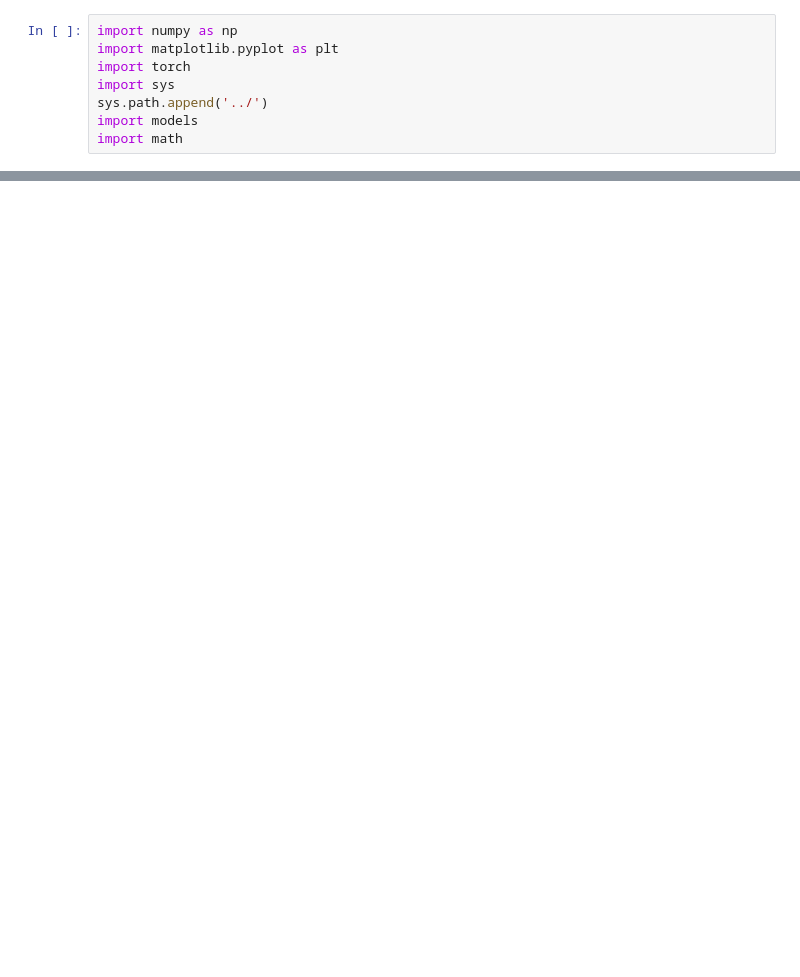
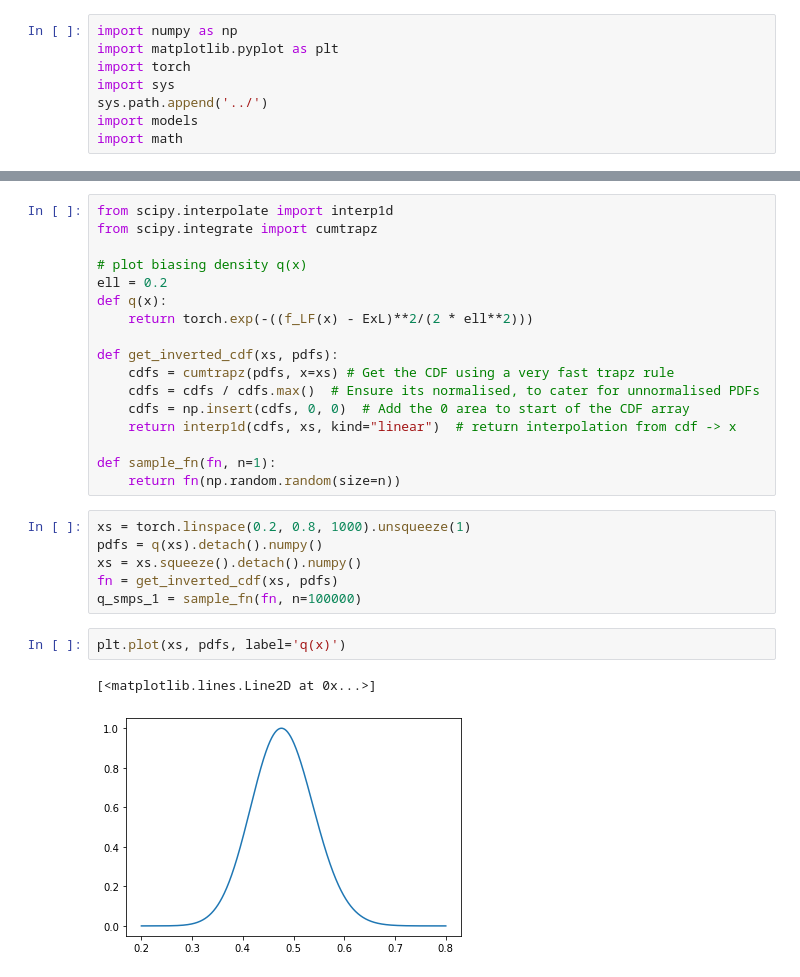
Before and after one commit to CU-UQ/L-BF-IS, a Jupyter notebook: notebooks/dim-1.ipynb, the cells around one changed output, grey strips where cells are left out. Cells and saved outputs as stored; diff of their text form; blank space fills up the shorter version.

```diff
--- a/notebooks/dim-1.ipynb
+++ b/notebooks/dim-1.ipynb
@@ -61,0 +84,28 @@ tensor([4.3686, 6.0484, 3.6042, 3.3810, 5.4602, 4.7306, 3.2947, 5.5273, 4.3137,
+# %%
+from scipy.interpolate import interp1d
+from scipy.integrate import cumtrapz
+
+# plot biasing density q(x)
+ell = 0.2
+def q(x):
+    return torch.exp(-((f_LF(x) - ExL)**2/(2 * ell**2)))
+
+def get_inverted_cdf(xs, pdfs):
+    cdfs = cumtrapz(pdfs, x=xs) # Get the CDF using a very fast trapz rule
+    cdfs = cdfs / cdfs.max()  # Ensure its normalised, to cater for unnormalised PDFs
+    cdfs = np.insert(cdfs, 0, 0)  # Add the 0 area to start of the CDF array
+    return interp1d(cdfs, xs, kind="linear")  # return interpolation from cdf -> x
+
+def sample_fn(fn, n=1):
+    return fn(np.random.random(size=n))
+# %%
+xs = torch.linspace(0.2, 0.8, 1000).unsqueeze(1)
+pdfs = q(xs).detach().numpy()
+xs = xs.squeeze().detach().numpy()
+fn = get_inverted_cdf(xs, pdfs)
+q_smps_1 = sample_fn(fn, n=100000)
+# %%
+plt.plot(xs, pdfs, label='q(x)')
+# %% [output]
+[<matplotlib.lines.Line2D at 0x...>]
+[figure, added]
```
Also changed, not shown: parts of 11 cells of this notebook.
